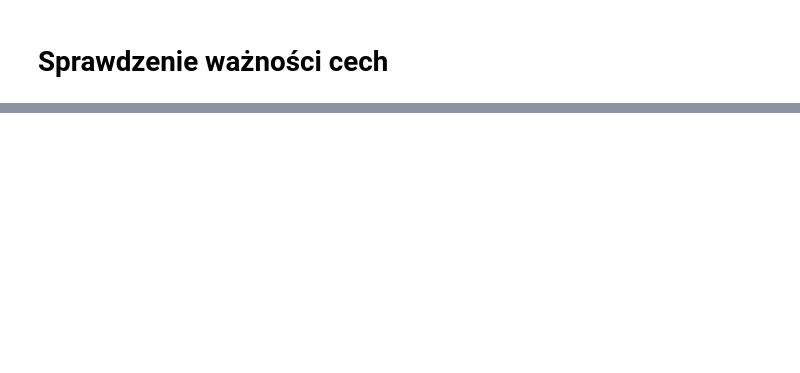
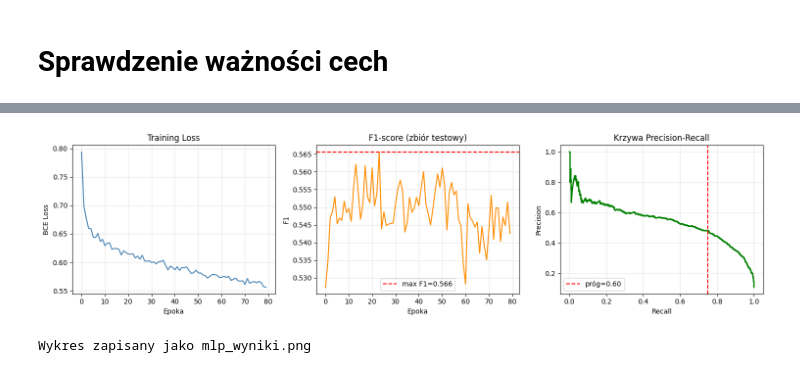
Before and after one commit to Paffeueq/fibonacci-retracement-ml, a Jupyter notebook: dyplomowy.ipynb, the cells around one changed output, grey strips where cells are left out. Saved outputs shown, nothing was run; the diff lists cells and outputs as text; code cells hidden in the pictures; blank space fills up the shorter version.

```diff
--- a/dyplomowy.ipynb
+++ b/dyplomowy.ipynb
@@ -1036,0 +1219,3 @@ typ_trendu          0.012640
+# %%
+device = torch.device("cuda" if torch.cuda.is_available() else "cpu")
+print(f"Używane urządzenie: {device}")
@@ -1036,0 +1449,40 @@ typ_trendu          0.012640
+# %%
+# =============================================================================
+# BLOK 5 – Wykresy: krzywa uczenia + PR
+# =============================================================================
+
+fig, axes = plt.subplots(1, 3, figsize=(15, 4))
+
+# wykres 1: loss
+axes[0].plot(historia["train_loss"], color="steelblue")
+axes[0].set_title("Training Loss")
+axes[0].set_xlabel("Epoka")
+axes[0].set_ylabel("BCE Loss")
+axes[0].grid(True, alpha=0.3)
+
+# wykres 2: F1 podczas treningu
+axes[1].plot(historia["val_f1"], color="darkorange")
+axes[1].axhline(najlepszy_f1, color="red", ls="--", label=f"max F1={najlepszy_f1:.3f}")
+axes[1].set_title("F1-score (zbiór testowy)")
+axes[1].set_xlabel("Epoka")
+axes[1].set_ylabel("F1")
+axes[1].legend()
+axes[1].grid(True, alpha=0.3)
+
+# wykres 3: krzywa PR
+axes[2].plot(recalls[:-1], precisions[:-1], color="green", lw=2)
+axes[2].axvline(recalls[f1_scores_pr[:-1].argmax()], color="red", ls="--",
+                label=f"próg={optymalny_prog_mlp:.2f}")
+axes[2].set_title("Krzywa Precision-Recall")
+axes[2].set_xlabel("Recall")
+axes[2].set_ylabel("Precision")
+axes[2].legend()
+axes[2].grid(True, alpha=0.3)
+
+plt.tight_layout()
+plt.savefig("mlp_wyniki.png", dpi=150)
+plt.show()
+print("Wykres zapisany jako mlp_wyniki.png")
+# %% [output]
+[figure, added]
+Wykres zapisany jako mlp_wyniki.png
```
Also changed, not shown: parts of 33 cells of this notebook, 3 other files.
